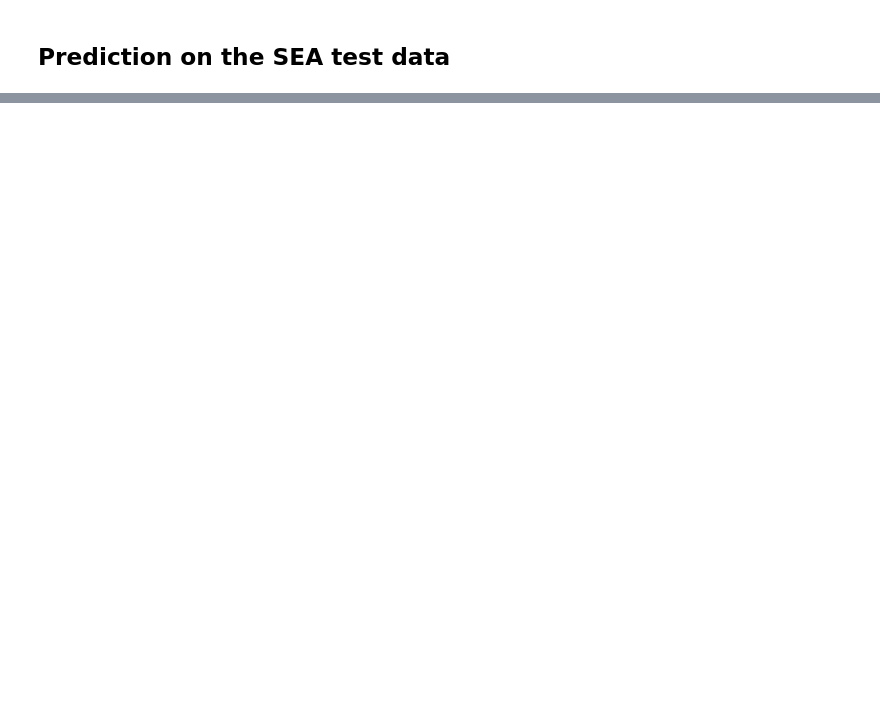
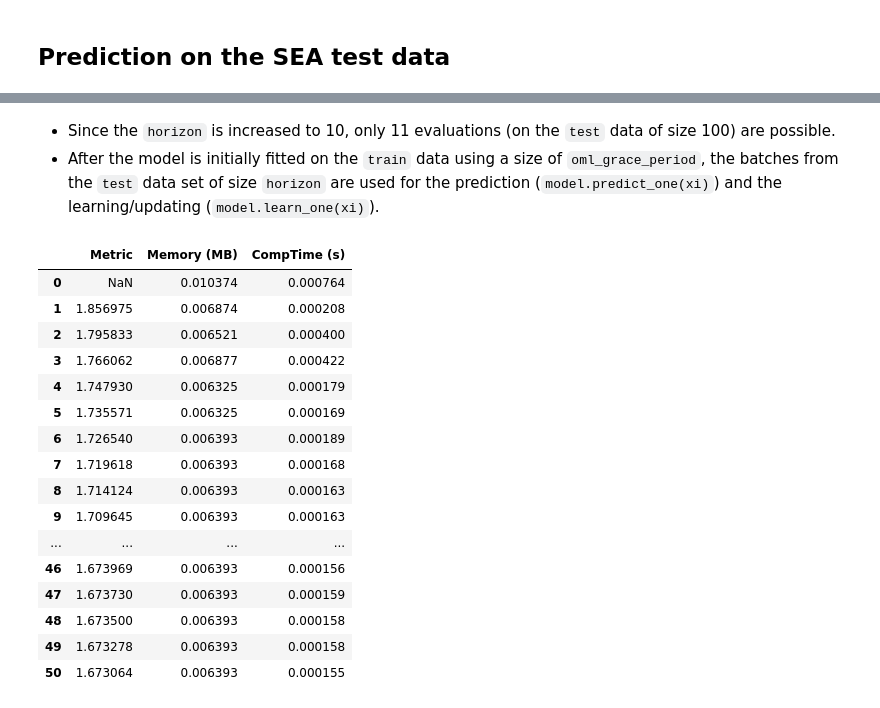
Before and after one commit to sn-code-inside/online-machine-learning, a Jupyter notebook: ch05.ipynb, the cells around one changed output, grey strips where cells are left out. Cells and saved outputs as stored; diff of their text form; code cells hidden in the pictures; blank space fills up the shorter version.

```diff
--- a/ch05.ipynb
+++ b/ch05.ipynb
@@ -367,0 +550,23 @@ ax.set_ylabel("True Label", fontsize=15)
+# %% [markdown]
+* Since the `horizon` is increased to 10, only 11 evaluations (on the `test` data of size 100) are possible.
+* After the model is initially fitted on the `train` data using a size of `oml_grace_period`, the batches from the `test` data set of size `horizon` are used for the prediction (`model.predict_one(xi)`) and the learning/updating (`model.learn_one(xi)`).
+# %%
+df_eval_2
+# %% [output]
+|  | Metric | Memory (MB) | CompTime (s) |
+| 0 | NaN | 0.010374 | 0.000764 |
+| 1 | 1.856975 | 0.006874 | 0.000208 |
+| 2 | 1.795833 | 0.006521 | 0.000400 |
+| 3 | 1.766062 | 0.006877 | 0.000422 |
+| 4 | 1.747930 | 0.006325 | 0.000179 |
+| 5 | 1.735571 | 0.006325 | 0.000169 |
+| 6 | 1.726540 | 0.006393 | 0.000189 |
+| 7 | 1.719618 | 0.006393 | 0.000168 |
+| 8 | 1.714124 | 0.006393 | 0.000163 |
+| 9 | 1.709645 | 0.006393 | 0.000163 |
+| ... | ... | ... | ... |
+| 46 | 1.673969 | 0.006393 | 0.000156 |
+| 47 | 1.673730 | 0.006393 | 0.000159 |
+| 48 | 1.673500 | 0.006393 | 0.000158 |
+| 49 | 1.673278 | 0.006393 | 0.000158 |
+| 50 | 1.673064 | 0.006393 | 0.000155 |
```
Also changed, not shown: parts of 26 cells of this notebook.
